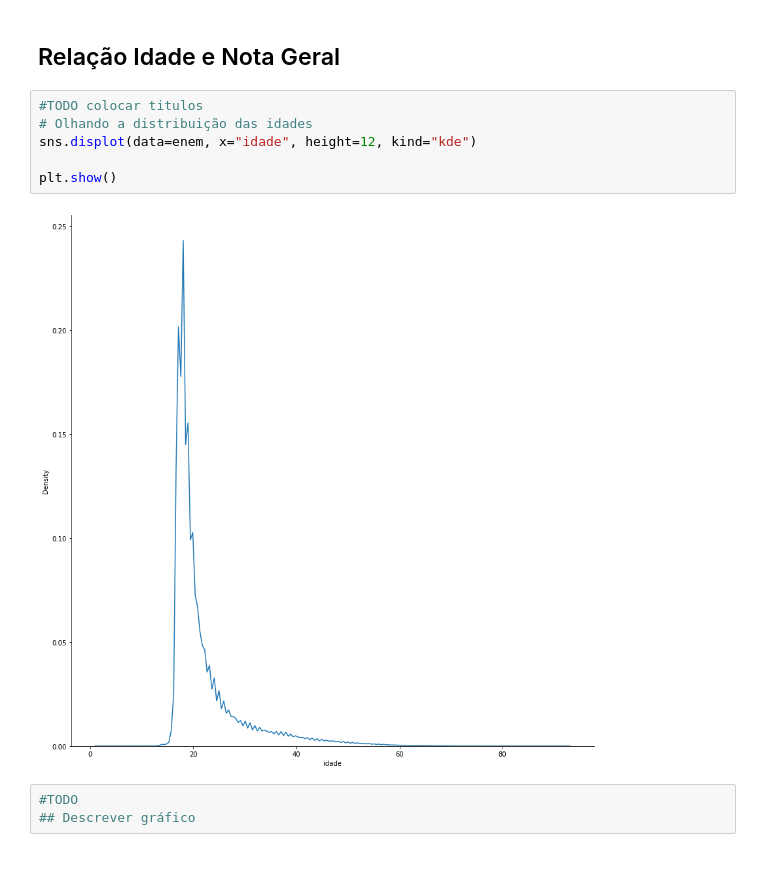
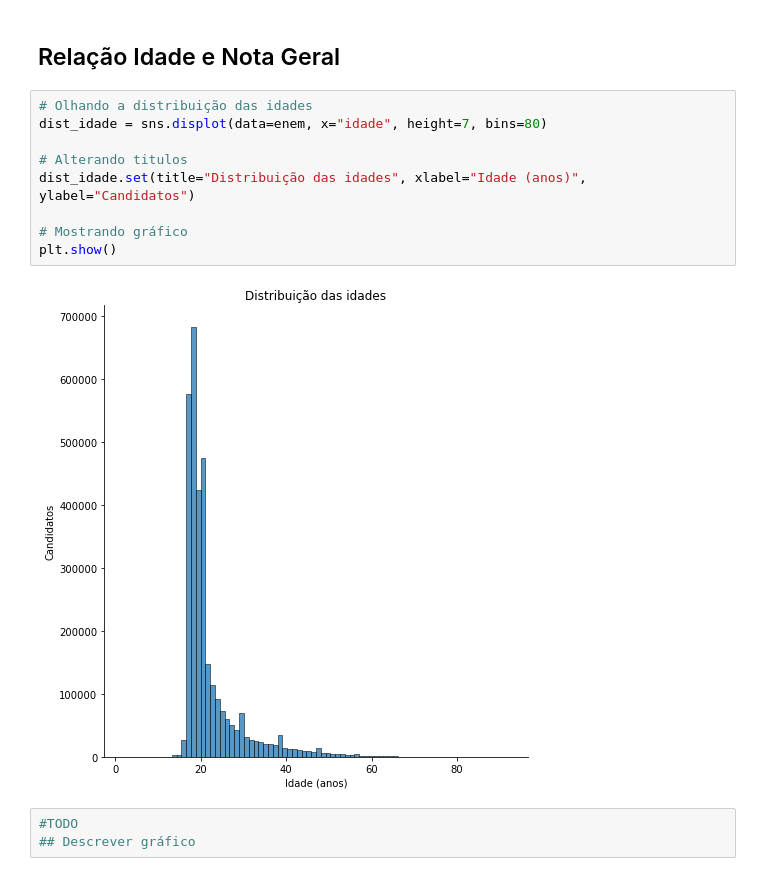
Before and after one commit to RenanGroot/Analise-Exploratoria-ENEM2019, a Jupyter notebook: Análise Exploratória - ENEM 2019.ipynb, the cells around one changed output. Drawn from its saved outputs; the diff is of its cells as text.

```diff
--- a/Análise Exploratória - ENEM 2019.ipynb
+++ b/Análise Exploratória - ENEM 2019.ipynb
@@ -455,13 +455,16 @@ Observando a amplitude e as medianas dos "boxplot" de cada categoria, pode-se ob
 # %% [markdown]
 ## Relação Idade e Nota Geral
 # %%
-#TODO colocar titulos
 # Olhando a distribuição das idades
-sns.displot(data=enem, x="idade", height=12, kind="kde")
+dist_idade = sns.displot(data=enem, x="idade", height=7, bins=80)
 
+# Alterando titulos
+dist_idade.set(title="Distribuição das idades", xlabel="Idade (anos)", ylabel="Candidatos")
+
+# Mostrando gráfico
 plt.show()
 # %% [output]
-[figure, old version]
+[figure, new version]
 # %%
 #TODO
 ## Descrever gráfico
```
Also changed, not shown: parts of 4 cells of this notebook.
